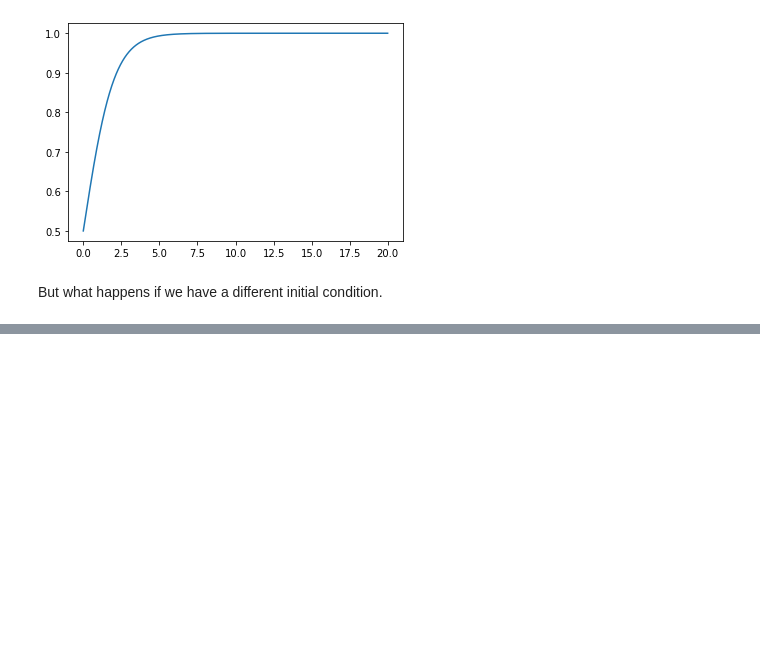
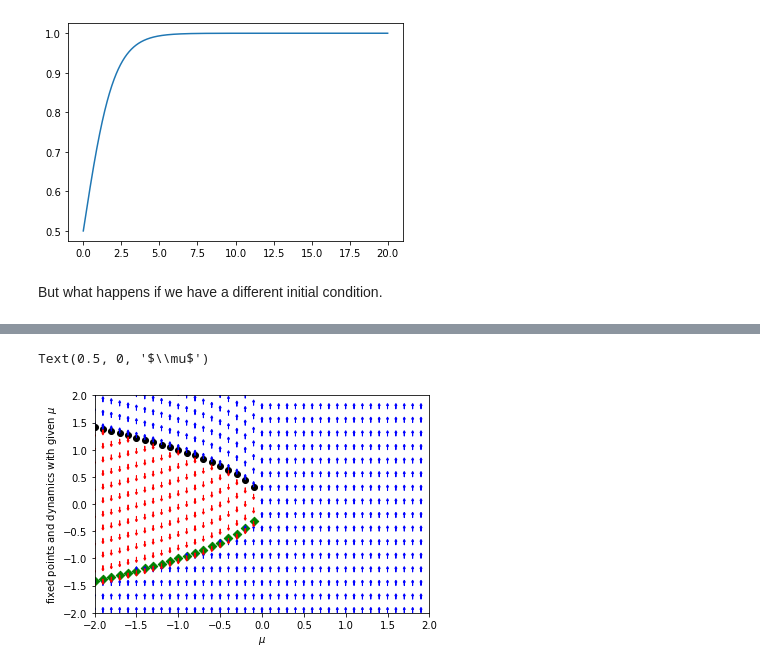
Before and after one commit to t3bol90/personal_blog, a Jupyter notebook: _notebooks/2020-11-12-nonlinear-dynamics.ipynb, the cells around one changed output, grey strips where cells are left out. Saved outputs shown, nothing was run; the diff lists cells and outputs as text; code cells hidden in the pictures; blank space fills up the shorter version.

```diff
--- a/_notebooks/2020-11-12-nonlinear-dynamics.ipynb
+++ b/_notebooks/2020-11-12-nonlinear-dynamics.ipynb
@@ -71,0 +239,51 @@ plt.grid()
+# %%
+tag = HTML('''<script>
+code_show=true;
+function code_toggle() {
+    if (code_show){
+        $('div.cell.code_cell.rendered.selected div.input').hide();
+    } else {
+        $('div.cell.code_cell.rendered.selected div.input').show();
+    }
+    code_show = !code_show
+}
+$( document ).ready(code_toggle);
+</script>
+To show/hide this cell's raw code input, click <a href="javascript:code_toggle()">here</a>.''')
+display(tag)
+
+saddle_points0 = np.array([])
+saddle_points1 = np.array([])
+
+stepsize = 0.1
+for mu in np.arange(-2, 2, stepsize):
+    a = xdot(mu = mu, x = t)
+    zero_crossings = np.where(np.diff(np.signbit(a)))[0]
+    if zero_crossings.size >= 1:
+        saddle_points0 = np.append(saddle_points0, t[zero_crossings[0]])
+        saddle_points1 = np.append(saddle_points1, t[zero_crossings[1]])
+        for arrows in np.arange(-5,t[zero_crossings[0]],0.25):
+            plt.arrow(mu, arrows, 0.0, 0.1,shape='full', lw=1, length_includes_head=True, head_width=.025, color ="blue")
+        for arrows in np.arange(t[zero_crossings[0]], t[zero_crossings[1]],0.25):
+            plt.arrow(mu, arrows, 0.0, -0.1,shape='full', lw=1, length_includes_head=True, head_width=.025, color ="red")
+        for arrows in np.arange(t[zero_crossings[1]],2,0.25):
+            plt.arrow(mu, arrows, 0.0, 0.1,shape='full', lw=1, length_includes_head=True, head_width=.025, color ="blue")
+
+
+    elif zero_crossings.size == 1:
+        saddle_points0 = np.append(saddle_points0, t[zero_crossings])
+        saddle_points1 = np.append(saddle_points0, np.nan)
+    else:
+        saddle_points0 = np.append(saddle_points0, np.nan)
+        saddle_points1 = np.append(saddle_points1, np.nan)
+
+        for arrows in np.arange(-2,2,0.25):
+            plt.arrow(mu, arrows, 0.0, 0.1,shape='full', lw=1, length_includes_head=True, head_width=.025, color ="blue")
+
+plt.ylim(-2,2)
+plt.xlim(-2,2)
+plt.scatter(np.arange(-2,2,stepsize), saddle_points0, color="green", marker='D')
+plt.scatter(np.arange(-2,2,stepsize), saddle_points1, color="black", marker='o')
+plt.ylabel("fixed points and dynamics with given $\mu$")
+plt.xlabel("$\mu$")
+# %% [output]
@@ -71,0 +291,2 @@ plt.grid()
+Text(0.5, 0, '$\\mu$')
+[figure, added]
```
Also changed, not shown: parts of 16 cells of this notebook.
